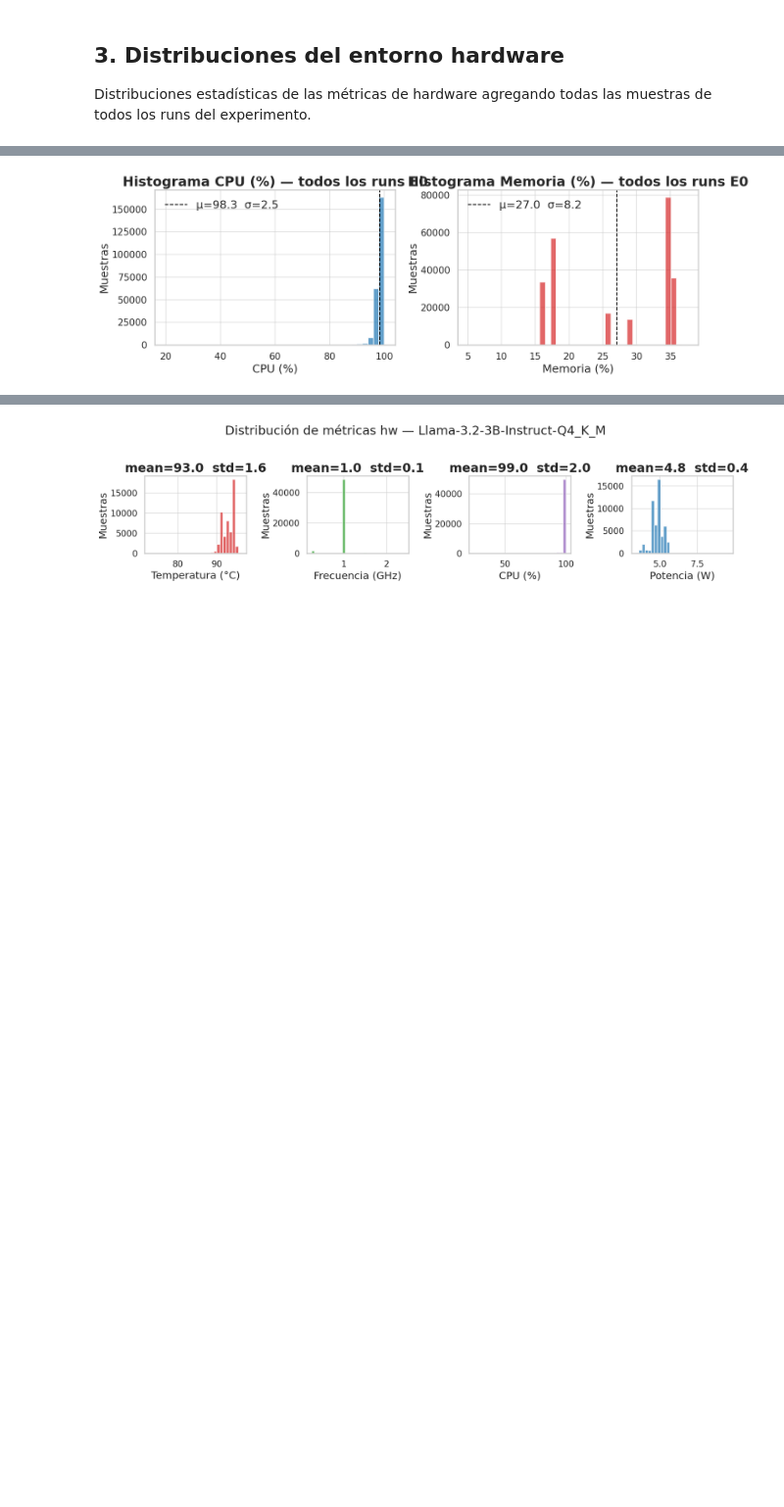
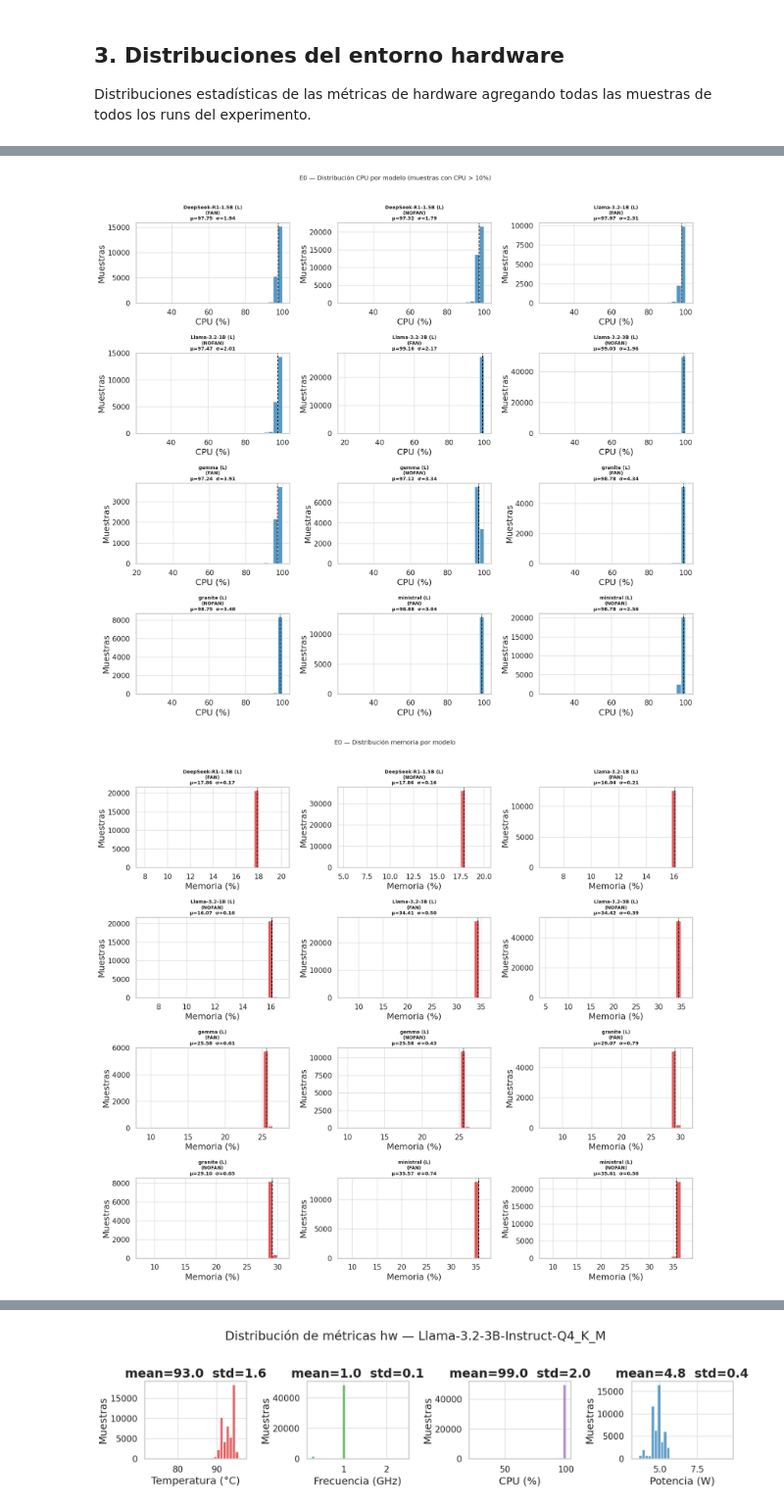
Before and after one commit to TFG-yisuscc/MonitorSystemVisualizer, a Jupyter notebook: notebooks/06_E0_baseline.ipynb, the cells around one changed output, grey strips where cells are left out. Shown at 98% size. Drawn from its saved outputs; the diff is of its cells as text; code cells hidden in the pictures; blank space fills up the shorter version.

```diff
--- a/notebooks/06_E0_baseline.ipynb
+++ b/notebooks/06_E0_baseline.ipynb
@@ -303,28 +371,54 @@ else:
 # %%
-if not hw_df.empty:
-    fig, axes = plt.subplots(1, 2, figsize=(14, 5))
-    for ax, (col, xlabel, color) in zip(axes, [
-        ('cpu_usage_pct', 'CPU (%)',     'tab:blue'),
-        ('mem_pct',       'Memoria (%)', 'tab:red'),
-    ]):
-        if col not in hw_df.columns:
-            ax.set_visible(False)
-            continue
-        data = hw_df[hw_df['cpu_usage_pct'] > 10][col].dropna()
+def _hist_by_model(hw_data, col, xlabel, color, suptitle,
+                   xlim=None, vline=None):
+    if col not in hw_data.columns:
+        print(f'{col} no disponible'); return
+    label_col = "config_label" if "config_label" in hw_data.columns else "model_label"
+    models = sorted(hw_data[label_col].unique())
+    ncols = 3
+    nrows = -(-len(models) // ncols)
+    fig, axes = plt.subplots(nrows, ncols,
+                             figsize=(6 * ncols, 4 * nrows),
+                             sharey=False)
+    axes_flat = axes.flatten() if nrows * ncols > 1 else [axes]
+    for i, model in enumerate(models):
+        ax = axes_flat[i]
+        data = hw_data[hw_data[label_col] == model][col].dropna()
+        if col == "cpu_usage_pct":
+            data = data[data > 10]
         if data.empty:
-            ax.text(0.5, 0.5, 'Sin datos', ha='center', va='center',
-                    transform=ax.transAxes)
-            continue
-        ax.hist(data, bins=40, color=color, alpha=0.7, edgecolor='white')
-        ax.axvline(data.mean(), color='black', ls='--', lw=1.5,
-                   label=f'\u03bc={data.mean():.1f}  \u03c3={data.std():.1f}')
+            ax.set_visible(False); continue
+        # Fijar rango explícito si xlim está definido para evitar expansión
+        # automática de NumPy cuando todos los valores son iguales
+        hist_range = xlim if xlim else (data.min(), data.max())
+        if hist_range[0] == hist_range[1]:
+            hist_range = (hist_range[0] - 0.5, hist_range[1] + 0.5)
+        ax.hist(data, bins=30, color=color, alpha=0.75, edgecolor='white',
+                range=hist_range)
+        ax.axvline(data.mean(), color='black', ls='--', lw=1.5)
+        if vline is not None:
+            ax.axvline(vline, color='gray', ls=':', lw=1.2,
+                       label=f'{vline} GHz nom.')
+            ax.legend(fontsize=7)
+        if xlim:
+            ax.set_xlim(*xlim)
+        ax.set_title(f"{model}\n\u03bc={data.mean():.2f}  \u03c3={data.std():.2f}",
+                     fontsize=10)
         ax.set_xlabel(xlabel)
-        ax.set_ylabel('Muestras')
-        ax.set_title(f'Histograma {xlabel} \u2014 todos los runs E0')
-        ax.legend()
+        ax.set_ylabel("Muestras")
+    for j in range(len(models), len(axes_flat)):
+        axes_flat[j].set_visible(False)
+    fig.suptitle(suptitle, fontsize=13, y=1.01)
     fig.tight_layout()
     plt.show()
+
+if not hw_df.empty:
+    _hist_by_model(hw_df, "cpu_usage_pct", "CPU (%)", "tab:blue",
+                   "E0 \u2014 Distribuci\u00f3n CPU por modelo (muestras con CPU > 10%)")
+    _hist_by_model(hw_df, "mem_pct", "Memoria (%)", "tab:red",
+                   "E0 \u2014 Distribuci\u00f3n memoria por modelo")
 else:
     print('Sin datos de hardware para histogramas.')
 # %% [output]
-[figure, old version]
+[figure, new version]
+[figure, added]
```
Also changed, not shown: parts of 25 cells of this notebook, 7 other files.
